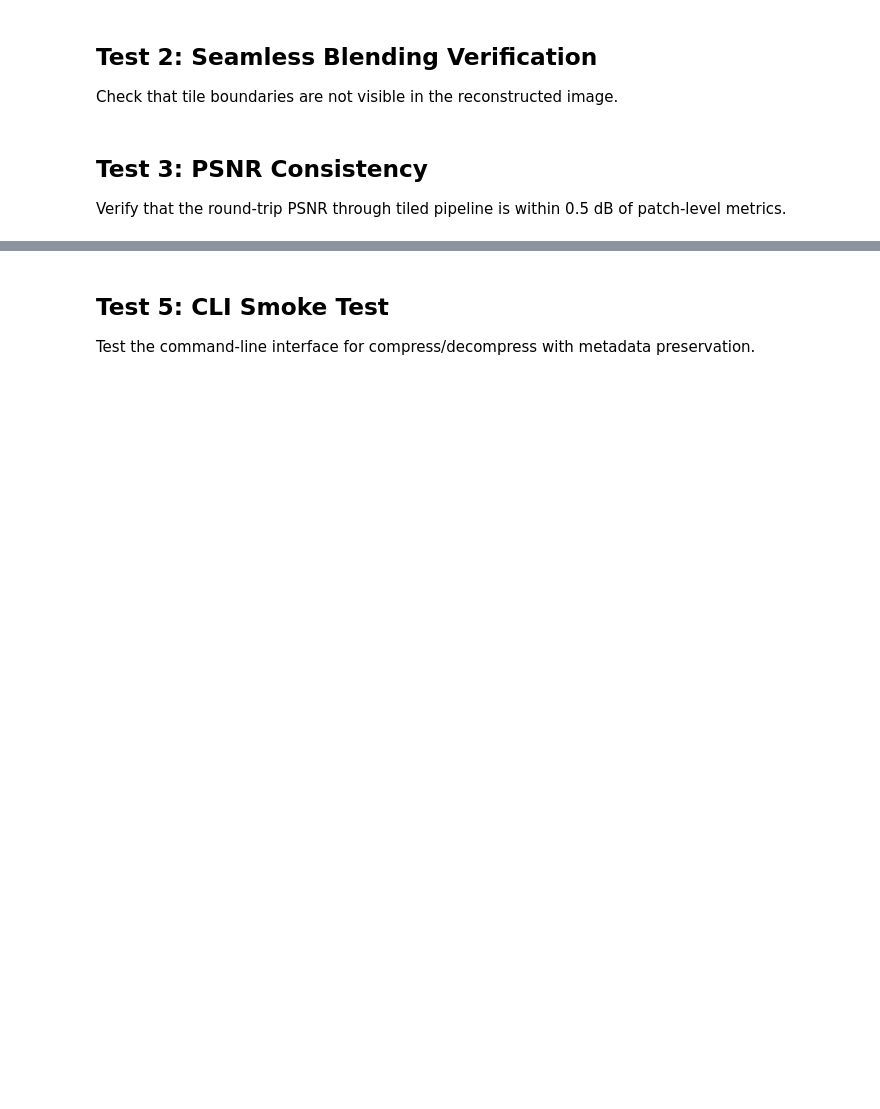
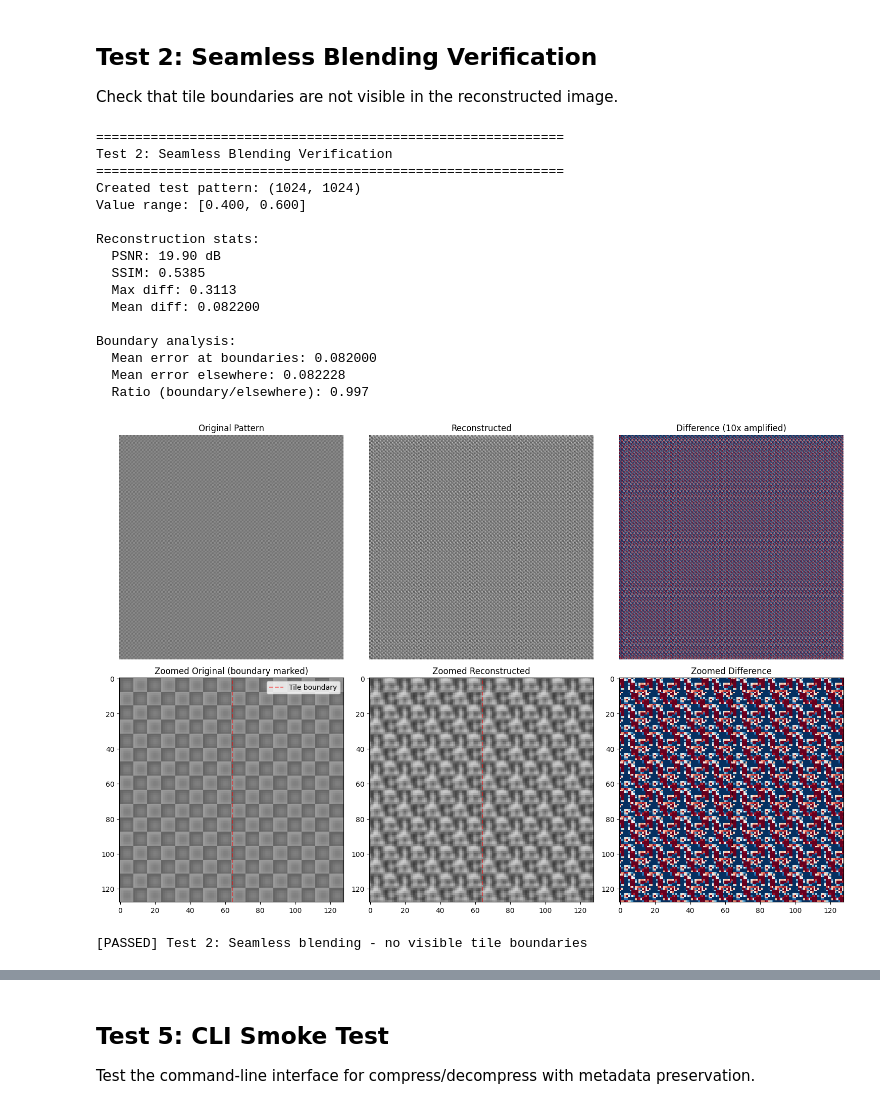
Before and after one commit to AdamDuffyCastaldo/CNNAutoencoderProject, a Jupyter notebook: notebooks/test_full_inference.ipynb, the cells around one changed output, grey strips where cells are left out. Drawn from its saved outputs; the diff is of its cells as text; code cells hidden in the pictures; blank space fills up the shorter version.

```diff
--- a/notebooks/test_full_inference.ipynb
+++ b/notebooks/test_full_inference.ipynb
@@ -190,7 +224,8 @@ size = 1024
 y, x = np.mgrid[0:size, 0:size].astype(np.float32)
 
 # Checkerboard + grid pattern (would show artifacts at tile boundaries)
-checkerboard = ((x // 8) % 2) ^ ((y // 8) % 2)
+# Cast to int for bitwise XOR operation
+checkerboard = (((x // 8).astype(int) % 2) ^ ((y // 8).astype(int) % 2)).astype(np.float32)
 grid = (np.sin(2 * np.pi * x / 16) * np.sin(2 * np.pi * y / 16) + 1) / 2
 test_pattern = 0.3 + 0.4 * (0.5 * checkerboard + 0.5 * grid)
 test_pattern = np.clip(test_pattern, 0, 1).astype(np.float32)
@@ -281,34 +316,49 @@ axes[1, 0].legend()
 axes[1, 1].imshow(reconstructed[zoom_slice, zoom_slice], cmap='gray', vmin=0, vmax=1)
 axes[1, 1].axvline(x=zoom_size//2, color='r', linestyle='--', alpha=0.5)
 axes[1, 1].set_title('Zoomed Reconstructed')
 
 # Difference in zoom region
 axes[1, 2].imshow(diff_display[zoom_slice, zoom_slice], cmap='RdBu', vmin=0, vmax=1)
 axes[1, 2].axvline(x=zoom_size//2, color='k', linestyle='--', alpha=0.5)
 axes[1, 2].set_title('Zoomed Difference')
 
 plt.tight_layout()
 plt.savefig(RESULTS_DIR / 'seamless_blending_test.png', dpi=150)
 plt.show()
 
 if seamless:
     print("\n[PASSED] Test 2: Seamless blending - no visible tile boundaries")
 else:
     print(f"\n[FAILED] Test 2: Potential tile boundary artifacts (ratio={boundary_ratio:.2f})")
 
 test2_result = {
     "passed": seamless,
     "boundary_error_ratio": boundary_ratio,
     "error_at_boundaries": error_at_boundaries,
     "error_elsewhere": error_elsewhere,
     "psnr_db": SARMetrics.psnr(test_pattern, reconstructed),
     "ssim": SARMetrics.ssim(test_pattern, reconstructed)
 }
 results["tests"]["seamless_blending"] = test2_result
 
 # Cleanup
 del test_pattern, pattern_linear, reconstructed_linear, reconstructed, difference
+# %% [output]
+============================================================
+Test 2: Seamless Blending Verification
+============================================================
+Created test pattern: (1024, 1024)
+Value range: [0.400, 0.600]
+
+Reconstruction stats:
+  PSNR: 19.90 dB
+  SSIM: 0.5385
+  Max diff: 0.3113
+  Mean diff: 0.082200
+
+Boundary analysis:
+  Mean error at boundaries: 0.082000
+  Mean error elsewhere: 0.082228
+  Ratio (boundary/elsewhere): 0.997
+[figure, added]
+[PASSED] Test 2: Seamless blending - no visible tile boundaries
-# %% [markdown]
-## Test 3: PSNR Consistency
-
-Verify that the round-trip PSNR through tiled pipeline is within 0.5 dB of patch-level metrics.
```
Also changed, not shown: parts of 11 cells of this notebook, 46 other files.
